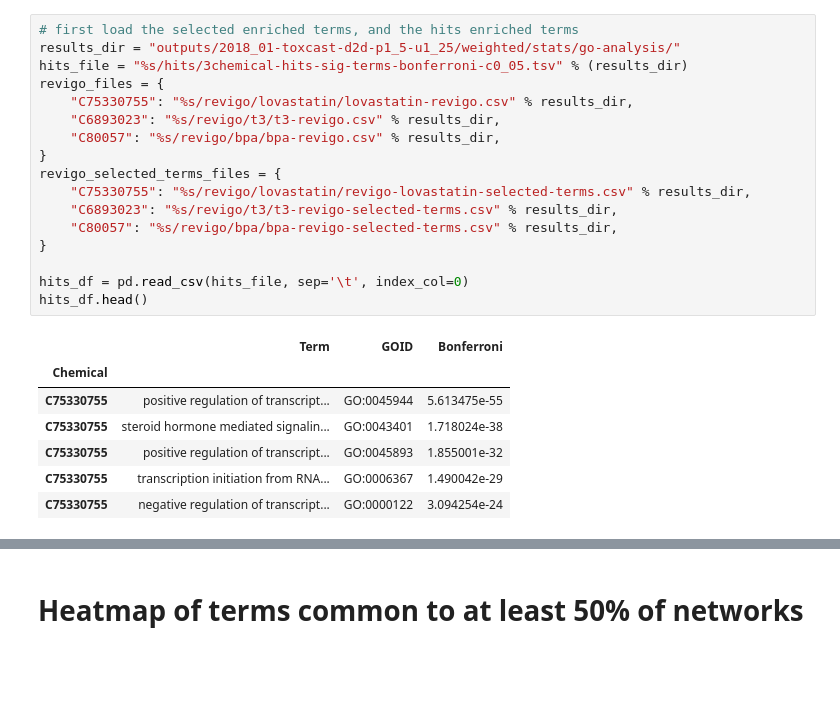
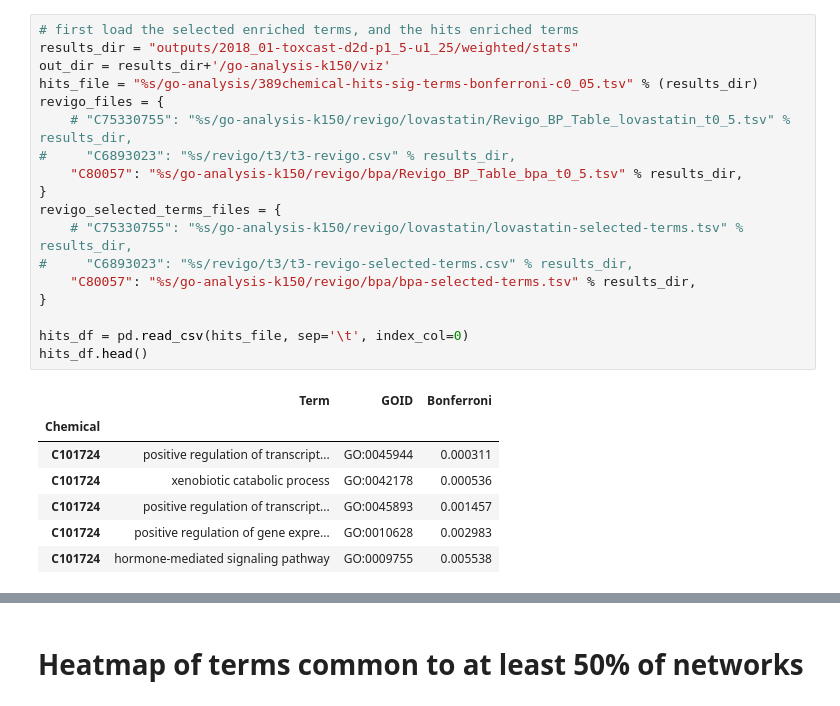
Before and after one commit to Murali-group/tox_signaling_networks, a Jupyter notebook: src/jupyter-notebooks/goterm-heatmap.ipynb, the cells around one changed output, grey strips where cells are left out. Saved outputs shown, nothing was run; the diff lists cells and outputs as text; blank space fills up the shorter version.

```diff
--- a/src/jupyter-notebooks/goterm-heatmap.ipynb
+++ b/src/jupyter-notebooks/goterm-heatmap.ipynb
@@ -32,25 +32,26 @@ numpy version: 1.17.2
 # %%
 # first load the selected enriched terms, and the hits enriched terms
-results_dir = "outputs/2018_01-toxcast-d2d-p1_5-u1_25/weighted/stats/go-analysis/"
-hits_file = "%s/hits/3chemical-hits-sig-terms-bonferroni-c0_05.tsv" % (results_dir)
+results_dir = "outputs/2018_01-toxcast-d2d-p1_5-u1_25/weighted/stats"
+out_dir = results_dir+'/go-analysis-k150/viz'
+hits_file = "%s/go-analysis/389chemical-hits-sig-terms-bonferroni-c0_05.tsv" % (results_dir)
 revigo_files = {
-    "C75330755": "%s/revigo/lovastatin/lovastatin-revigo.csv" % results_dir,
-    "C6893023": "%s/revigo/t3/t3-revigo.csv" % results_dir,
-    "C80057": "%s/revigo/bpa/bpa-revigo.csv" % results_dir,
+    # "C75330755": "%s/go-analysis-k150/revigo/lovastatin/Revigo_BP_Table_lovastatin_t0_5.tsv" % results_dir,
+#     "C6893023": "%s/revigo/t3/t3-revigo.csv" % results_dir,
+    "C80057": "%s/go-analysis-k150/revigo/bpa/Revigo_BP_Table_bpa_t0_5.tsv" % results_dir,
 }
 revigo_selected_terms_files = {
-    "C75330755": "%s/revigo/lovastatin/revigo-lovastatin-selected-terms.csv" % results_dir,
-    "C6893023": "%s/revigo/t3/t3-revigo-selected-terms.csv" % results_dir,
-    "C80057": "%s/revigo/bpa/bpa-revigo-selected-terms.csv" % results_dir,
+    # "C75330755": "%s/go-analysis-k150/revigo/lovastatin/lovastatin-selected-terms.tsv" % results_dir,
+#     "C6893023": "%s/revigo/t3/t3-revigo-selected-terms.csv" % results_dir,
+    "C80057": "%s/go-analysis-k150/revigo/bpa/bpa-selected-terms.tsv" % results_dir,
 }
 
 hits_df = pd.read_csv(hits_file, sep='\t', index_col=0)
 hits_df.head()
 # %% [output]
 |  | Term | GOID | Bonferroni |
 | Chemical |  |  |  |
-| C75330755 | positive regulation of transcript... | GO:0045944 | 5.613475e-55 |
-| C75330755 | steroid hormone mediated signalin... | GO:0043401 | 1.718024e-38 |
-| C75330755 | positive regulation of transcript... | GO:0045893 | 1.855001e-32 |
-| C75330755 | transcription initiation from RNA... | GO:0006367 | 1.490042e-29 |
-| C75330755 | negative regulation of transcript... | GO:0000122 | 3.094254e-24 |
+| C101724 | positive regulation of transcript... | GO:0045944 | 0.000311 |
+| C101724 | xenobiotic catabolic process | GO:0042178 | 0.000536 |
+| C101724 | positive regulation of transcript... | GO:0045893 | 0.001457 |
+| C101724 | positive regulation of gene expre... | GO:0010628 | 0.002983 |
+| C101724 | hormone-mediated signaling pathway | GO:0009755 | 0.005538 |
```
Also changed, not shown: parts of 21 cells of this notebook.
